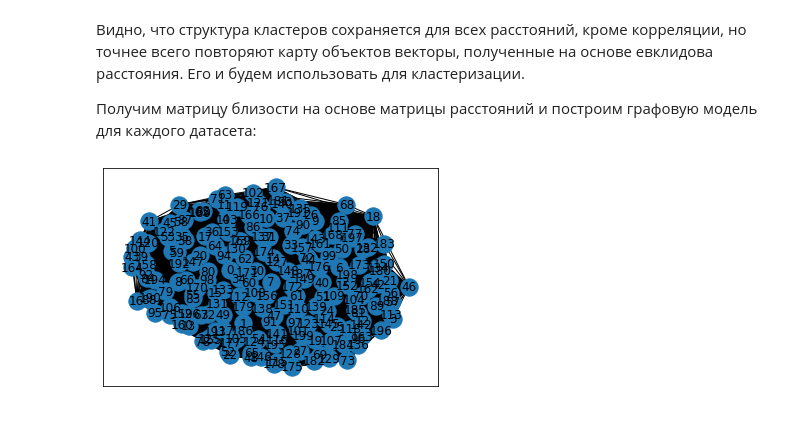
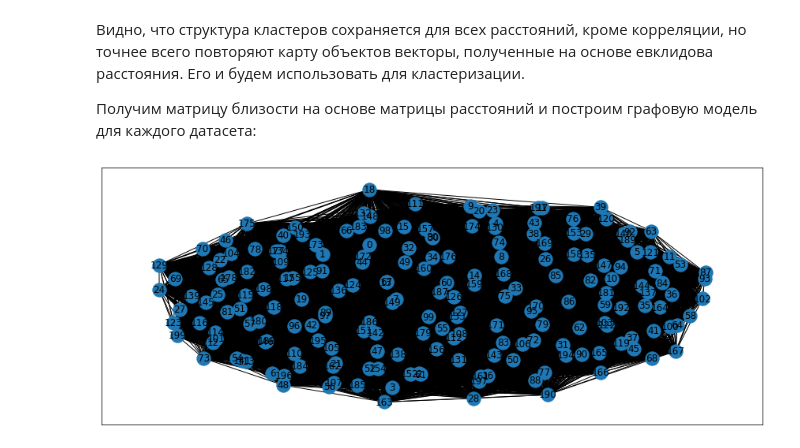
Before and after one commit to vsavkina/lab3, a Jupyter notebook: Lab3_13.ipynb, the cells around one changed output. Cells and saved outputs as stored; diff of their text form; code cells hidden in the pictures; blank space fills up the shorter version.

```diff
--- a/Lab3_13.ipynb
+++ b/Lab3_13.ipynb
@@ -259,7 +259,8 @@ Y_dis = squareform(pdist(Y_st, 'euclidean'))
 similarity_Y = np.exp(-Y_dis * 1/4)
 Y_graph = similarity_to_graph(similarity_Y)
 # %%
+plt.figure(figsize=(15, 6))
 pos=nx.spring_layout(Y_graph)
 nx.draw_networkx(Y_graph,pos)
 # %% [output]
-[figure, old version]
+[figure, new version]
```
